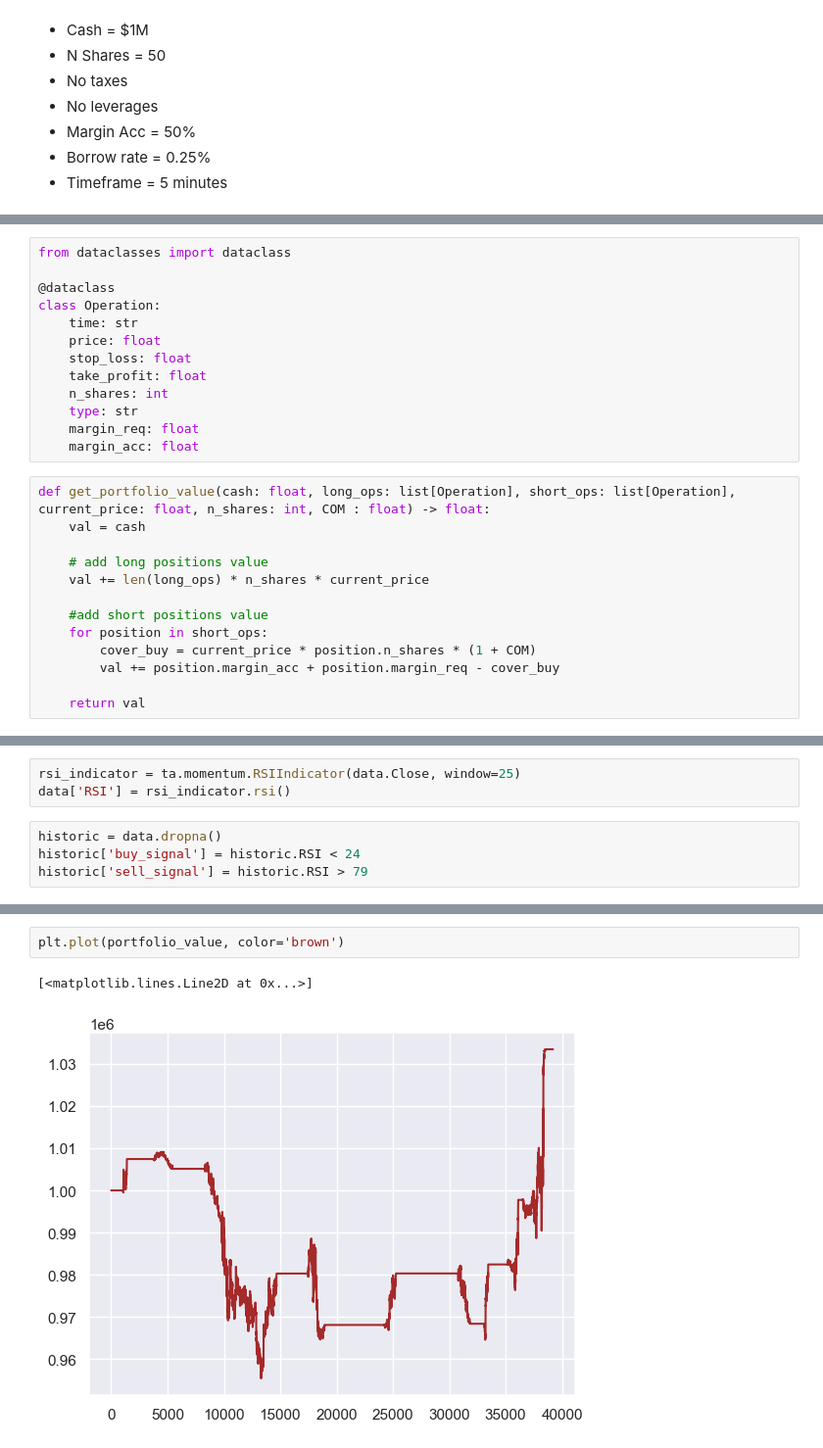
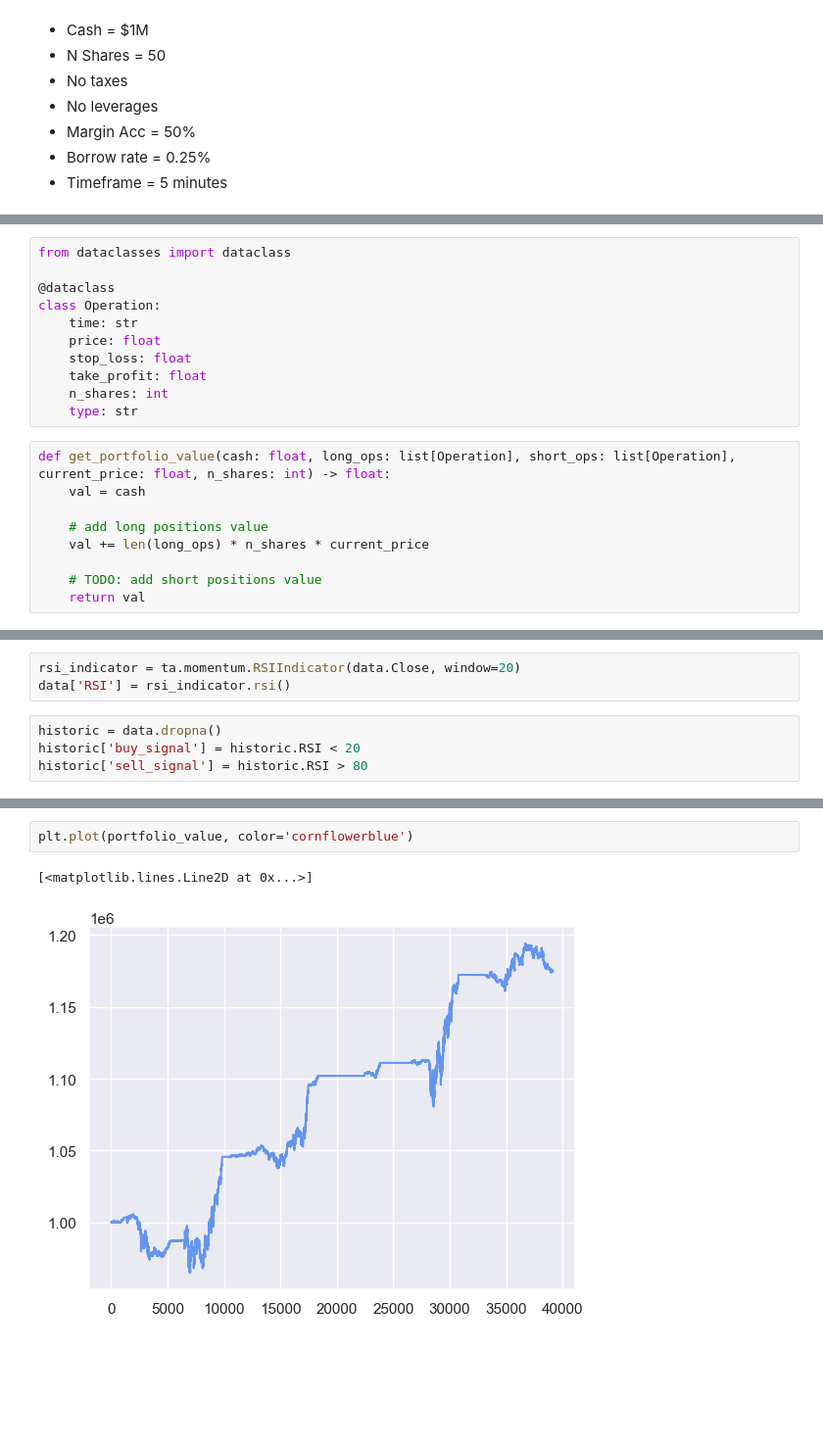
Before and after one commit to AlejandroFlpz/Microestructuras_y_sistemas_de_trading, a Jupyter notebook: Backtesting.ipynb, the cells around one changed output, grey strips where cells are left out. Shown at 98% size. Drawn from its saved outputs; the diff is of its cells as text; blank space fills up the shorter version.

```diff
--- a/Backtesting.ipynb
+++ b/Backtesting.ipynb
@@ -31,20 +28,14 @@ class Operation:
     take_profit: float
     n_shares: int
     type: str
-    margin_req: float
-    margin_acc: float
 # %%
-def get_portfolio_value(cash: float, long_ops: list[Operation], short_ops: list[Operation], current_price: float, n_shares: int, COM : float) -> float:
+def get_portfolio_value(cash: float, long_ops: list[Operation], short_ops: list[Operation], current_price: float, n_shares: int) -> float:
     val = cash
 
     # add long positions value
     val += len(long_ops) * n_shares * current_price
 
-    #add short positions value
-    for position in short_ops:
-        cover_buy = current_price * position.n_shares * (1 + COM)
-        val += position.margin_acc + position.margin_req - cover_buy
-
+    # TODO: add short positions value
     return val
 # %%
 data = pd.read_csv('aapl_5m_train.csv').dropna()
@@ -59,7 +158,7 @@ data.head()
 # %%
-rsi_indicator = ta.momentum.RSIIndicator(data.Close, window=25)
+rsi_indicator = ta.momentum.RSIIndicator(data.Close, window=20)
 data['RSI'] = rsi_indicator.rsi()
 # %%
 historic = data.dropna()
-historic['buy_signal'] = historic.RSI < 24
-historic['sell_signal'] = historic.RSI > 79
+historic['buy_signal'] = historic.RSI < 20
+historic['sell_signal'] = historic.RSI > 80
@@ -214,5 +241,5 @@ historic.Close.plot(figsize=(12,6), color = 'brown')
 # %%
-plt.plot(portfolio_value, color='brown')
+plt.plot(portfolio_value, color='cornflowerblue')
 # %% [output]
 [<matplotlib.lines.Line2D at 0x...>]
-[figure, old version]
+[figure, new version]
```
Also changed, not shown: parts of 11 cells of this notebook.
